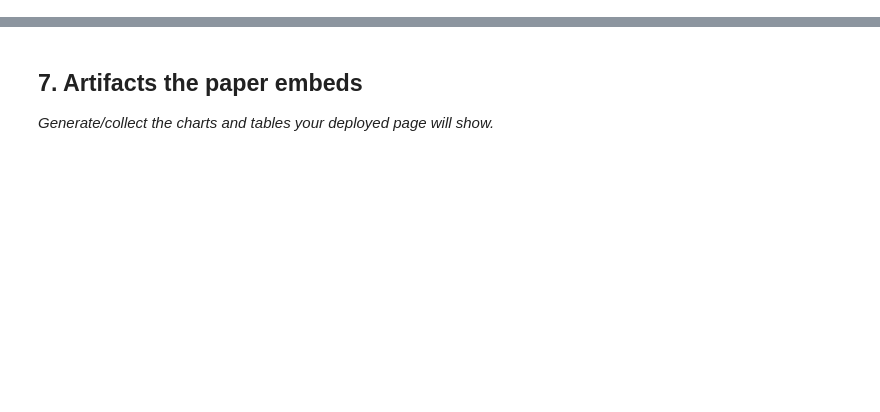
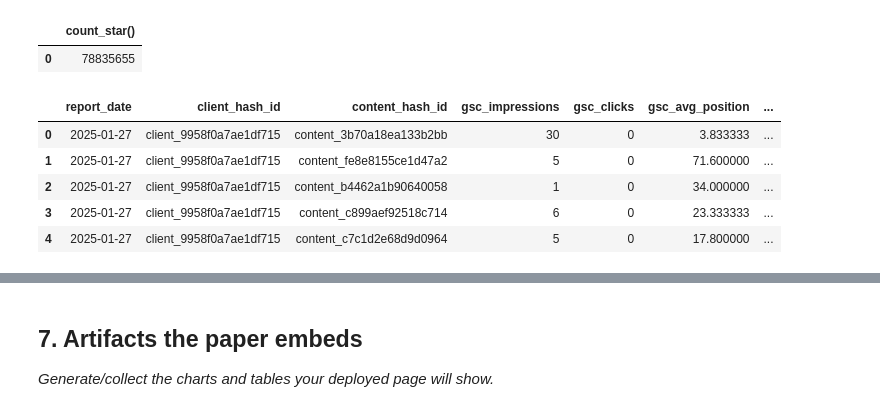
Before and after one commit to Mahnoor-Kalsoom/flyrank-ml-internship, a Jupyter notebook: work/notebooks/capstone.ipynb, the cells around one changed output, grey strips where cells are left out. Saved outputs shown, nothing was run; the diff lists cells and outputs as text; code cells hidden in the pictures; blank space fills up the shorter version.

```diff
--- a/work/notebooks/capstone.ipynb
+++ b/work/notebooks/capstone.ipynb
@@ -32,0 +63,55 @@ This skeleton is yours to fill. Work the sections **in order** — each one has
+# %%
+con.sql(f"""
+SELECT COUNT(*)
+FROM read_parquet(
+'{REL}/fact_content_daily_performance/**/*.parquet'
+)
+""").df()
+# %% [output]
+|  | count_star() |
+| 0 | 78835655 |
+# %%
+from google.colab import userdata
+import duckdb
+
+HF_TOKEN = userdata.get("HF_TOKEN")
+
+con = duckdb.connect()
+
+con.execute(f"""
+CREATE OR REPLACE SECRET hf_secret (
+TYPE huggingface,
+TOKEN '{HF_TOKEN}'
+);
+""")
+
+REL = "hf://datasets/FlyRank/internship-warehouse"
+
+query = f"""
+SELECT
+report_date,
+client_hash_id,
+content_hash_id,
+gsc_impressions,
+gsc_clicks,
+gsc_avg_position,
+sessions_ai,
+month
+FROM read_parquet(
+'{REL}/fact_content_daily_performance/**/*.parquet'
+)
+WHERE month='2025-01'
+AND gsc_data_available IS TRUE
+LIMIT 10
+"""
+
+df = con.sql(query).df()
+
+df.head()
+# %% [output]
+|  | report_date | client_hash_id | content_hash_id | gsc_impressions | gsc_clicks | gsc_avg_position | ... |
+| 0 | 2025-01-27 | client_9958f0a7ae1df715 | content_3b70a18ea133b2bb | 30 | 0 | 3.833333 | ... |
+| 1 | 2025-01-27 | client_9958f0a7ae1df715 | content_fe8e8155ce1d47a2 | 5 | 0 | 71.600000 | ... |
+| 2 | 2025-01-27 | client_9958f0a7ae1df715 | content_b4462a1b90640058 | 1 | 0 | 34.000000 | ... |
+| 3 | 2025-01-27 | client_9958f0a7ae1df715 | content_c899aef92518c714 | 6 | 0 | 23.333333 | ... |
+| 4 | 2025-01-27 | client_9958f0a7ae1df715 | content_c7c1d2e68d9d0964 | 5 | 0 | 17.800000 | ... |
```
Also changed, not shown: parts of 17 cells of this notebook.
